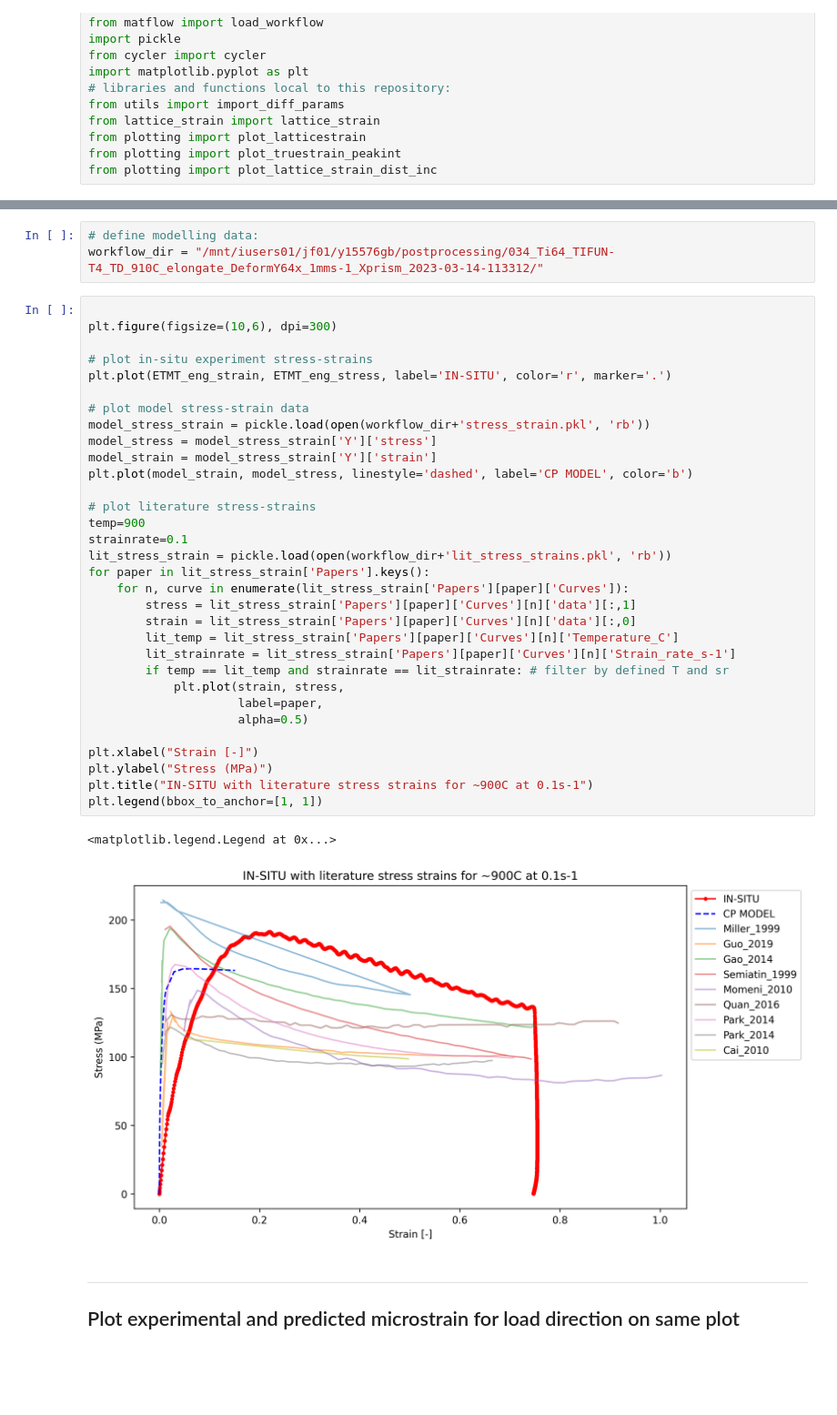
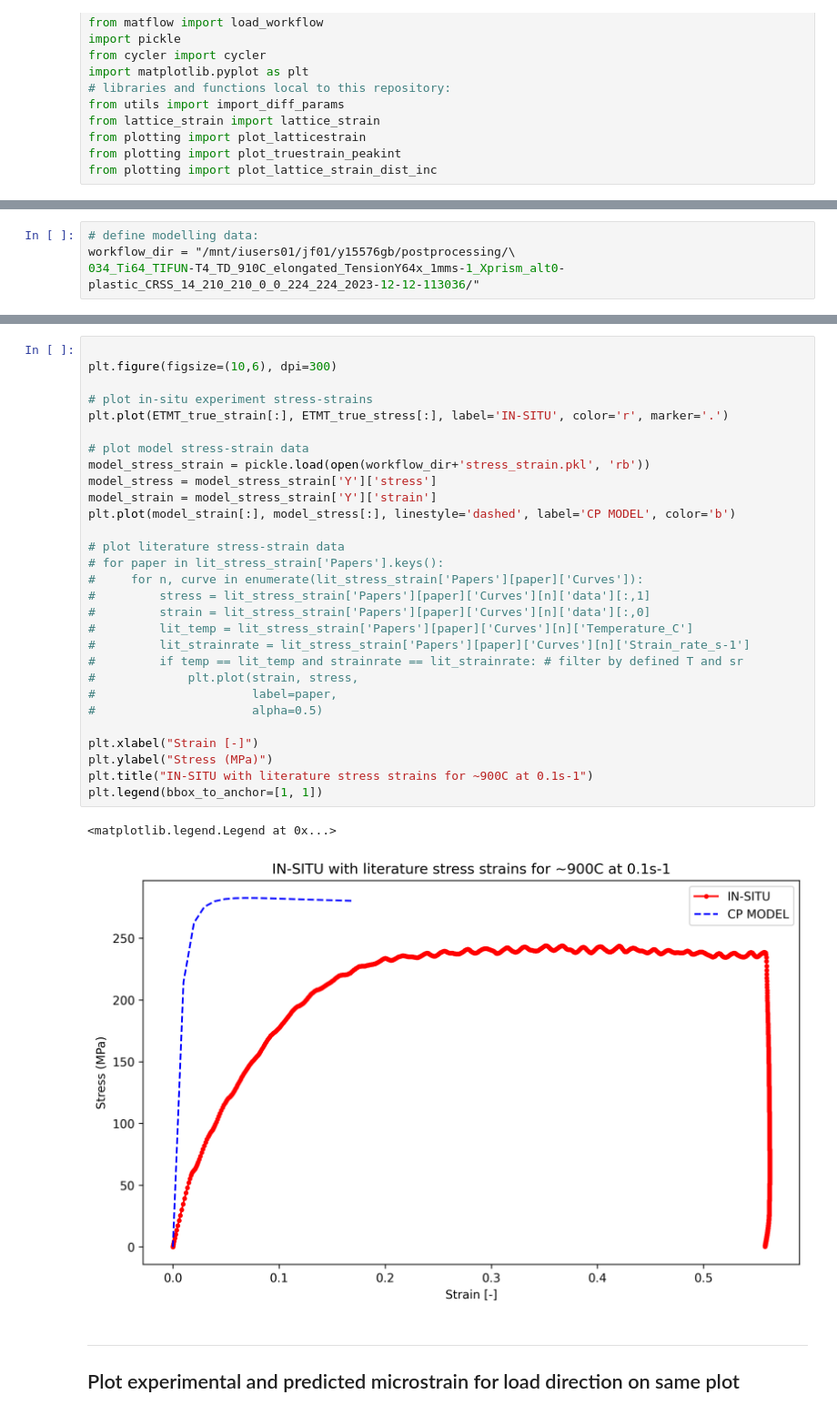
Before and after one commit to LightForm-group/Diffraction-postprocessing, a Jupyter notebook: comparison_of_data.ipynb, the cells around one changed output, grey strips where cells are left out. Shown at 91% size. Cells and saved outputs as stored; diff of their text form; blank space fills up the shorter version.

```diff
--- a/comparison_of_data.ipynb
+++ b/comparison_of_data.ipynb
@@ -23,0 +50,4 @@ It is recommended you use python pandas module to load in and select data, as th
+# %%
+# define modelling data:
+workflow_dir = "/mnt/iusers01/jf01/y15576gb/postprocessing/\
+034_Ti64_TIFUN-T4_TD_910C_elongated_TensionY64x_1mms-1_Xprism_alt0-plastic_CRSS_14_210_210_0_0_224_224_2023-12-12-113036/"
@@ -55,41 +62,35 @@ ETMT_out
-# %%
-# define modelling data:
-workflow_dir = "/mnt/iusers01/jf01/y15576gb/postprocessing/034_Ti64_TIFUN-T4_TD_910C_elongate_DeformY64x_1mms-1_Xprism_2023-03-14-113312/"
 # %%
 
 plt.figure(figsize=(10,6), dpi=300)
 
 # plot in-situ experiment stress-strains
-plt.plot(ETMT_eng_strain, ETMT_eng_stress, label='IN-SITU', color='r', marker='.')
+plt.plot(ETMT_true_strain[:], ETMT_true_stress[:], label='IN-SITU', color='r', marker='.')
 
 # plot model stress-strain data
 model_stress_strain = pickle.load(open(workflow_dir+'stress_strain.pkl', 'rb'))
 model_stress = model_stress_strain['Y']['stress']
 model_strain = model_stress_strain['Y']['strain']
-plt.plot(model_strain, model_stress, linestyle='dashed', label='CP MODEL', color='b')
+plt.plot(model_strain[:], model_stress[:], linestyle='dashed', label='CP MODEL', color='b')
 
-# plot literature stress-strains
-temp=900
-strainrate=0.1
-lit_stress_strain = pickle.load(open(workflow_dir+'lit_stress_strains.pkl', 'rb'))
-for paper in lit_stress_strain['Papers'].keys():
-    for n, curve in enumerate(lit_stress_strain['Papers'][paper]['Curves']):
-        stress = lit_stress_strain['Papers'][paper]['Curves'][n]['data'][:,1]
-        strain = lit_stress_strain['Papers'][paper]['Curves'][n]['data'][:,0]
-        lit_temp = lit_stress_strain['Papers'][paper]['Curves'][n]['Temperature_C']
-        lit_strainrate = lit_stress_strain['Papers'][paper]['Curves'][n]['Strain_rate_s-1']
-        if temp == lit_temp and strainrate == lit_strainrate: # filter by defined T and sr
-            plt.plot(strain, stress,
-                     label=paper,
-                     alpha=0.5)
+# plot literature stress-strain data
+# for paper in lit_stress_strain['Papers'].keys():
+#     for n, curve in enumerate(lit_stress_strain['Papers'][paper]['Curves']):
+#         stress = lit_stress_strain['Papers'][paper]['Curves'][n]['data'][:,1]
+#         strain = lit_stress_strain['Papers'][paper]['Curves'][n]['data'][:,0]
+#         lit_temp = lit_stress_strain['Papers'][paper]['Curves'][n]['Temperature_C']
+#         lit_strainrate = lit_stress_strain['Papers'][paper]['Curves'][n]['Strain_rate_s-1']
+#         if temp == lit_temp and strainrate == lit_strainrate: # filter by defined T and sr
+#             plt.plot(strain, stress,
+#                      label=paper,
+#                      alpha=0.5)
 
 plt.xlabel("Strain [-]")
 plt.ylabel("Stress (MPa)")
 plt.title("IN-SITU with literature stress strains for ~900C at 0.1s-1")
 plt.legend(bbox_to_anchor=[1, 1])
 # %% [output]
 <matplotlib.legend.Legend at 0x...>
-[figure, old version]
+[figure, new version]
 # %% [markdown]
 ---
 ## Plot experimental and predicted microstrain for load direction on same plot
```
Also changed, not shown: parts of 7 cells of this notebook, 6 other files.
